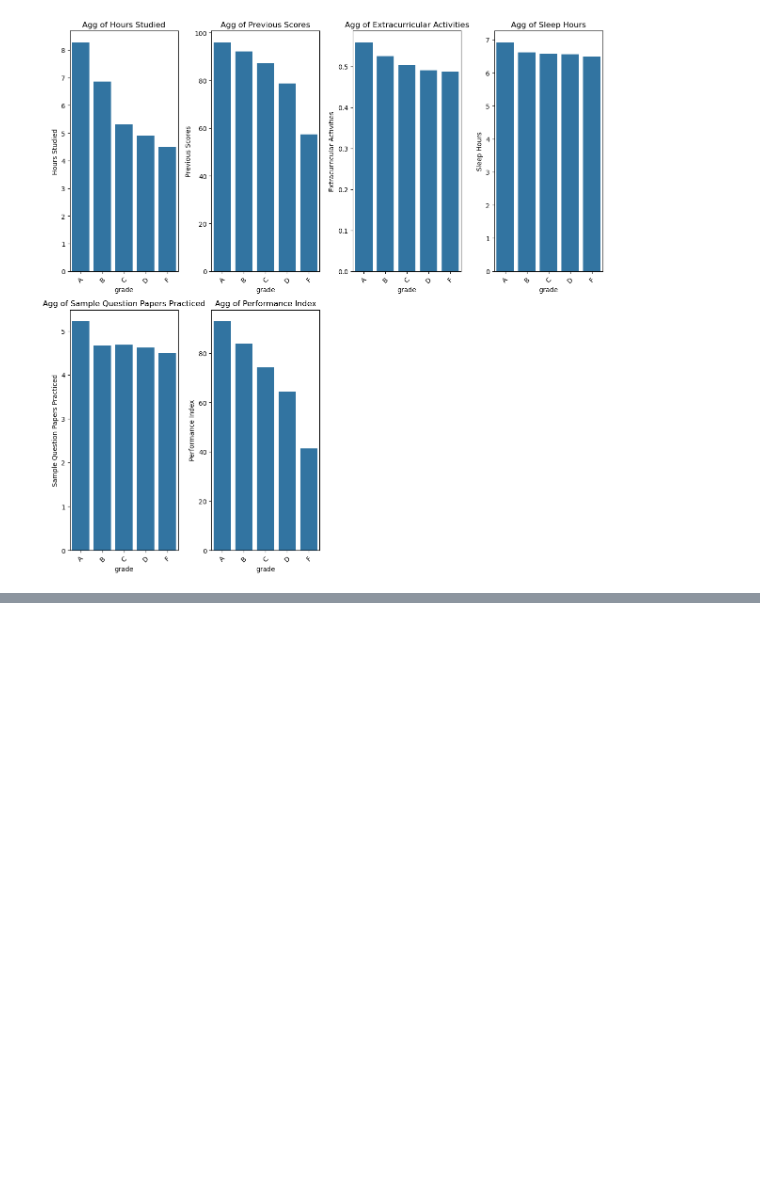
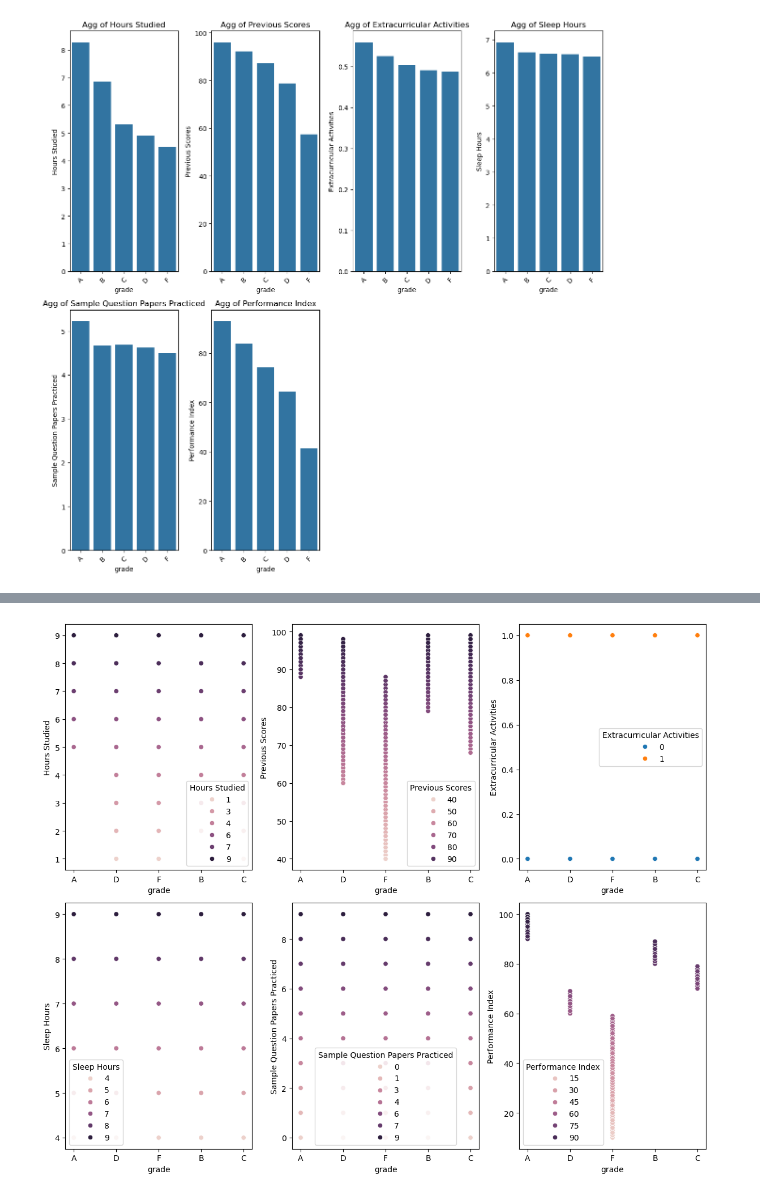
Before and after one commit to MaukanMir/-Student-Performance-Regression-, a Jupyter notebook: training.ipynb, the cells around one changed output, grey strips where cells are left out. Saved outputs shown, nothing was run; the diff lists cells and outputs as text; code cells hidden in the pictures; blank space fills up the shorter version.

```diff
--- a/training.ipynb
+++ b/training.ipynb
@@ -260,0 +359,4 @@ aggregate_dataset(visual_df, visual_df.columns, "grade", "mean")
+# %%
+scatter_plot(visual_df, visual_df.columns, "grade")
+# %% [output]
+[figure, added]
```
Also changed, not shown: parts of 6 cells of this notebook.
